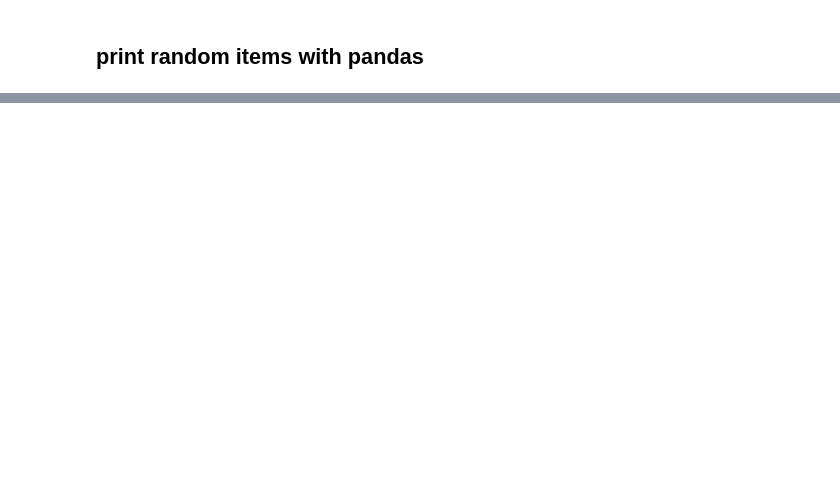
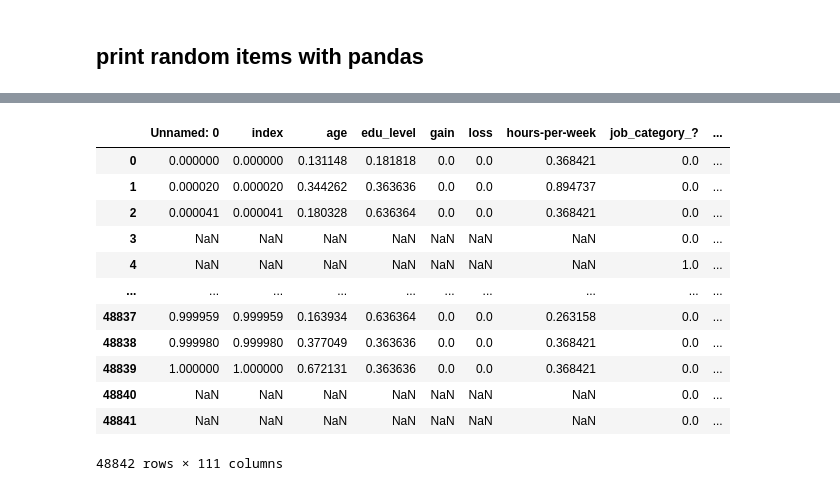
Before and after one commit to rezaAdinepour/Machine-Learning-Homework, a Jupyter notebook: ML-HW1/P1_table_preprocessing.ipynb, the cells around one changed output, grey strips where cells are left out. Drawn from its saved outputs; the diff is of its cells as text; code cells hidden in the pictures; blank space fills up the shorter version.

```diff
--- a/ML-HW1/P1_table_preprocessing.ipynb
+++ b/ML-HW1/P1_table_preprocessing.ipynb
@@ -100,0 +149,36 @@ print(random_items)
+# %%
+numeric_columns = df.select_dtypes(include=['int64', 'float64']).columns
+
+for column in df.select_dtypes(include=['object']).columns:
+    df[column].fillna(df[column].mode()[0], inplace=True)
+
+df.drop_duplicates(inplace=True)
+
+
+Q1 = df.select_dtypes(include=['int64', 'float64']).quantile(0.25)
+Q3 = df.select_dtypes(include=['int64', 'float64']).quantile(0.75)
+IQR = Q3 - Q1
+
+df[numeric_columns] = df[numeric_columns][~((df[numeric_columns] < (Q1 - 1.5 * IQR)) | (df[numeric_columns] > (Q3 + 1.5 * IQR))).any(axis=1)]
+# %%
+from sklearn.preprocessing import MinMaxScaler
+
+df = pd.get_dummies(df)
+scaler = MinMaxScaler()
+df[df.columns] = scaler.fit_transform(df[df.columns])
+
+df
+# %% [output]
+|  | Unnamed: 0 | index | age | edu_level | gain | loss | hours-per-week | job_category_? | ... |
+| 0 | 0.000000 | 0.000000 | 0.131148 | 0.181818 | 0.0 | 0.0 | 0.368421 | 0.0 | ... |
+| 1 | 0.000020 | 0.000020 | 0.344262 | 0.363636 | 0.0 | 0.0 | 0.894737 | 0.0 | ... |
+| 2 | 0.000041 | 0.000041 | 0.180328 | 0.636364 | 0.0 | 0.0 | 0.368421 | 0.0 | ... |
+| 3 | NaN | NaN | NaN | NaN | NaN | NaN | NaN | 0.0 | ... |
+| 4 | NaN | NaN | NaN | NaN | NaN | NaN | NaN | 1.0 | ... |
+| ... | ... | ... | ... | ... | ... | ... | ... | ... | ... |
+| 48837 | 0.999959 | 0.999959 | 0.163934 | 0.636364 | 0.0 | 0.0 | 0.263158 | 0.0 | ... |
+| 48838 | 0.999980 | 0.999980 | 0.377049 | 0.363636 | 0.0 | 0.0 | 0.368421 | 0.0 | ... |
+| 48839 | 1.000000 | 1.000000 | 0.672131 | 0.363636 | 0.0 | 0.0 | 0.368421 | 0.0 | ... |
+| 48840 | NaN | NaN | NaN | NaN | NaN | NaN | NaN | 0.0 | ... |
+| 48841 | NaN | NaN | NaN | NaN | NaN | NaN | NaN | 0.0 | ... |
+48842 rows × 111 columns
```
Also changed, not shown: parts of 8 cells of this notebook.
